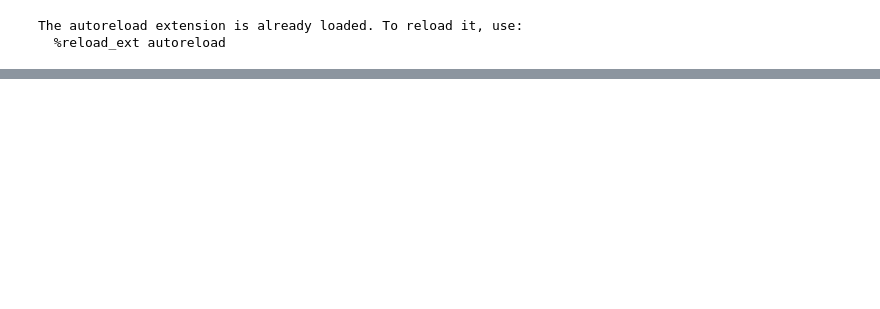
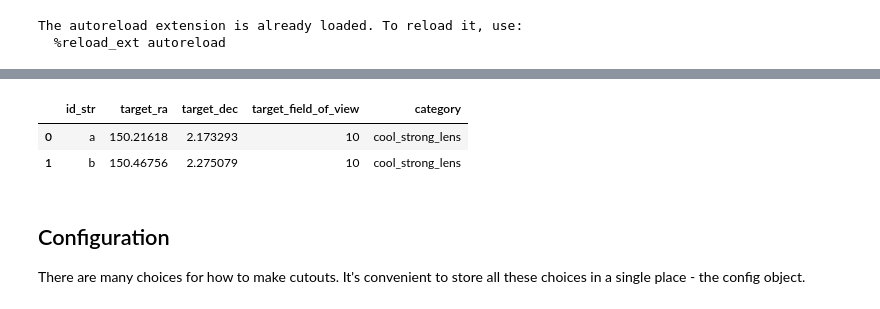
Before and after one commit to mwalmsley/bulk-euclid-cutouts, a Jupyter notebook: bulk_euclid/external_targets/tutorial_notebook.ipynb, the cells around one changed output, grey strips where cells are left out. Drawn from its saved outputs; the diff is of its cells as text; code cells hidden in the pictures; blank space fills up the shorter version.

```diff
--- a/bulk_euclid/external_targets/tutorial_notebook.ipynb
+++ b/bulk_euclid/external_targets/tutorial_notebook.ipynb
@@ -26,0 +36,27 @@ from bulk_euclid.external_targets import pipeline
+# %%
+# our example external targets, for demonstration purposes
+# these exact columns are required
+
+external_targets = pd.DataFrame([
+# replace with your own dataframe, e.g. pd.read_csv('my_external_targets)
+    {
+        'id_str': 'a',
+        'target_ra': 150.216180,
+        'target_dec': 2.173293,
+        'target_field_of_view': 10,
+        'category': 'cool_strong_lens'  # any name you like, will be used for subfolders
+    },
+    {
+        'id_str': 'b',
+        'target_ra': 150.467560,
+        'target_dec': 2.275079,
+        'target_field_of_view': 10,
+        'category': 'cool_strong_lens'
+    }
+])
+
+external_targets
+# %% [output]
+|  | id_str | target_ra | target_dec | target_field_of_view | category |
+| 0 | a | 150.21618 | 2.173293 | 10 | cool_strong_lens |
+| 1 | b | 150.46756 | 2.275079 | 10 | cool_strong_lens |
@@ -27 +66,5 @@ from bulk_euclid.external_targets import pipeline
+# %% [markdown]
+## Configuration
+
+There are many choices for how to make cutouts. It's convenient to store all these choices in a single place - the config object.
 # %%
```
Also changed, not shown: parts of 25 cells of this notebook.
